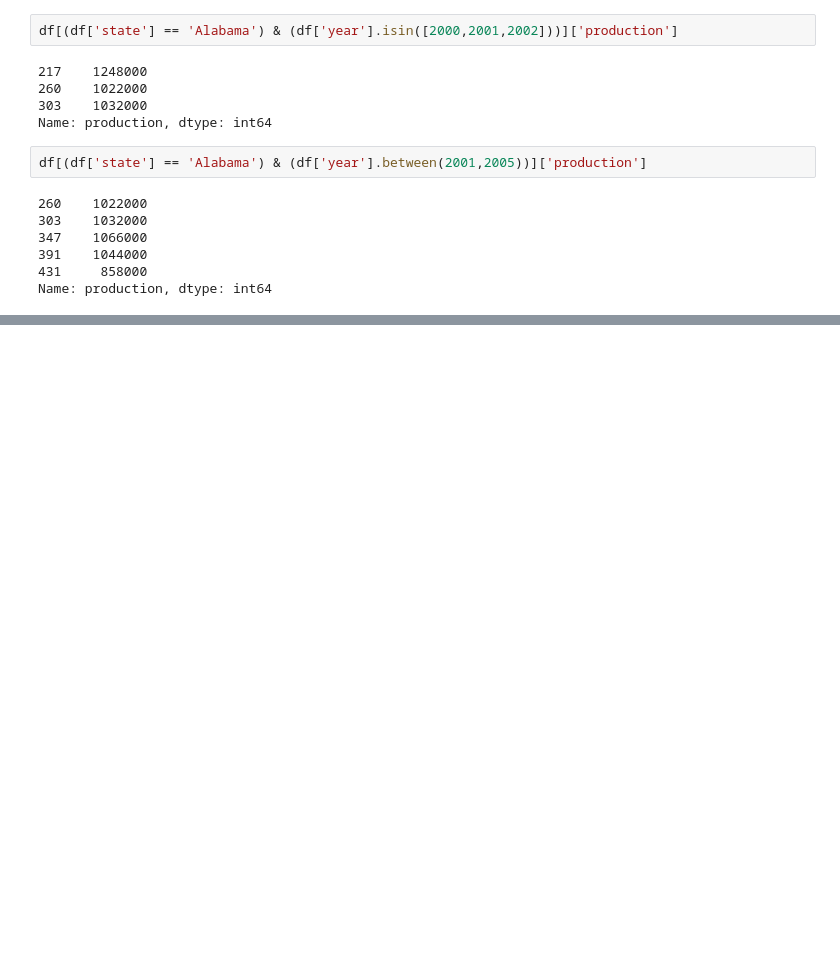
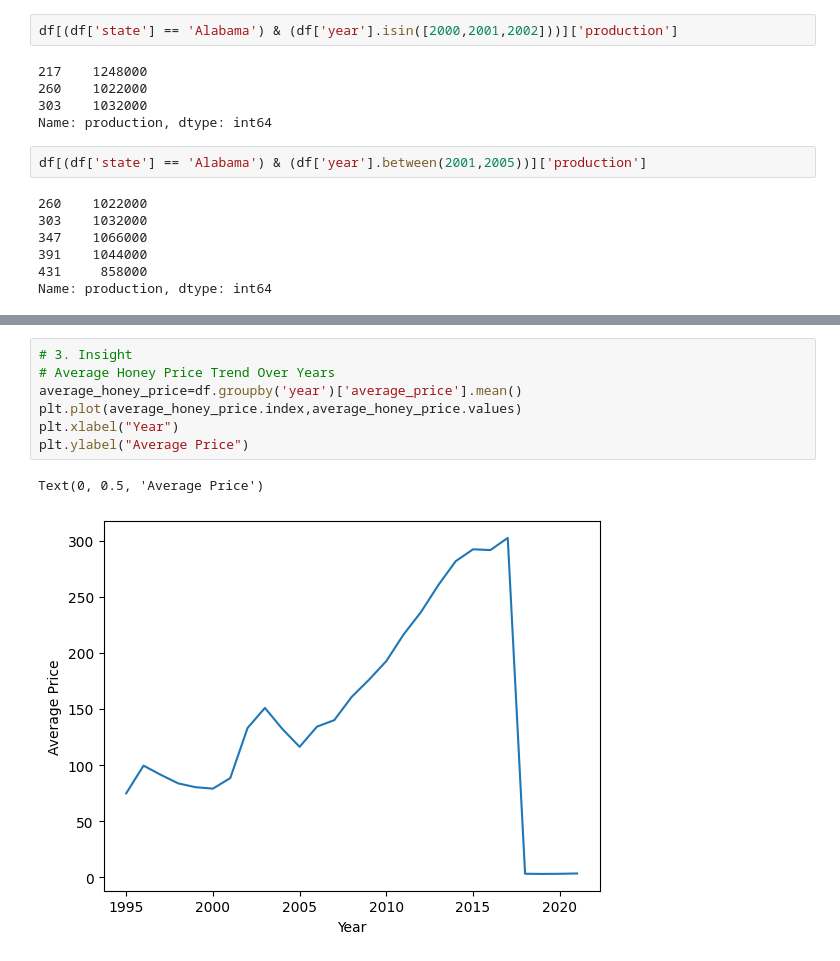
Before and after one commit to Isha-Chaudhary48/Python_libraries, a Jupyter notebook: Data_Aggregation_06_March.ipynb, the cells around one changed output, grey strips where cells are left out. Drawn from its saved outputs; the diff is of its cells as text; blank space fills up the shorter version.

```diff
--- a/Data_Aggregation_06_March.ipynb
+++ b/Data_Aggregation_06_March.ipynb
@@ -387,0 +436,10 @@ Name: production, dtype: int64
+# %%
+# 3. Insight
+# Average Honey Price Trend Over Years
+average_honey_price=df.groupby('year')['average_price'].mean()
+plt.plot(average_honey_price.index,average_honey_price.values)
+plt.xlabel("Year")
+plt.ylabel("Average Price")
+# %% [output]
+Text(0, 0.5, 'Average Price')
+[figure, added]
```
Also changed, not shown: parts of 22 cells of this notebook, 5 other files.
